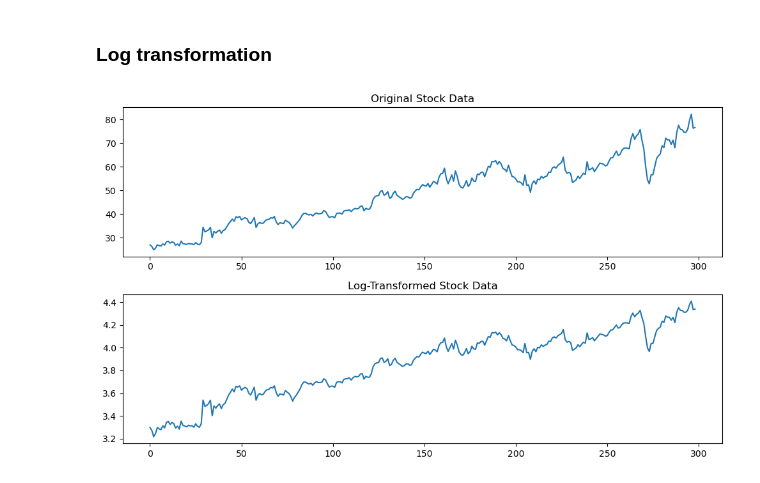
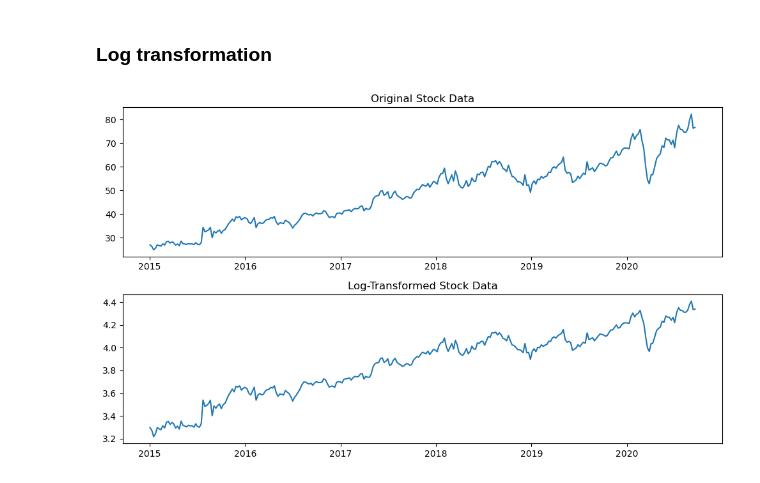
Before and after one commit to claudiawiese/stock_market_time_series, a Jupyter notebook: preprocessing/preprocessing.ipynb, the cells around one changed output. Saved outputs shown, nothing was run; the diff lists cells and outputs as text; code cells hidden in the pictures.

```diff
--- a/preprocessing/preprocessing.ipynb
+++ b/preprocessing/preprocessing.ipynb
@@ -96,21 +123,21 @@ The graph gives us a first idea of the evolution of the stock values over time.
 # %%
 df['LogStockValue'] = np.log(df['StockValue'])
 
 # Plotting the original and log-transformed data for comparison
 plt.figure(figsize=(10,6))
 
 # Original data
 plt.subplot(2, 1, 1)
-plt.plot(df['StockValue'])
+plt.plot(df['Date'],df['StockValue'])
 plt.title('Original Stock Data')
 
 # Log-transformed data
 plt.subplot(2, 1, 2)
-plt.plot(df['LogStockValue'])
+plt.plot(df['Date'],df['LogStockValue'])
 plt.title('Log-Transformed Stock Data')
 
 plt.tight_layout()
 plt.show()
 # %% [output]
-[figure, old version]
+[figure, new version]
 # %%
```
Also changed, not shown: parts of 5 cells of this notebook, 3 other files.
